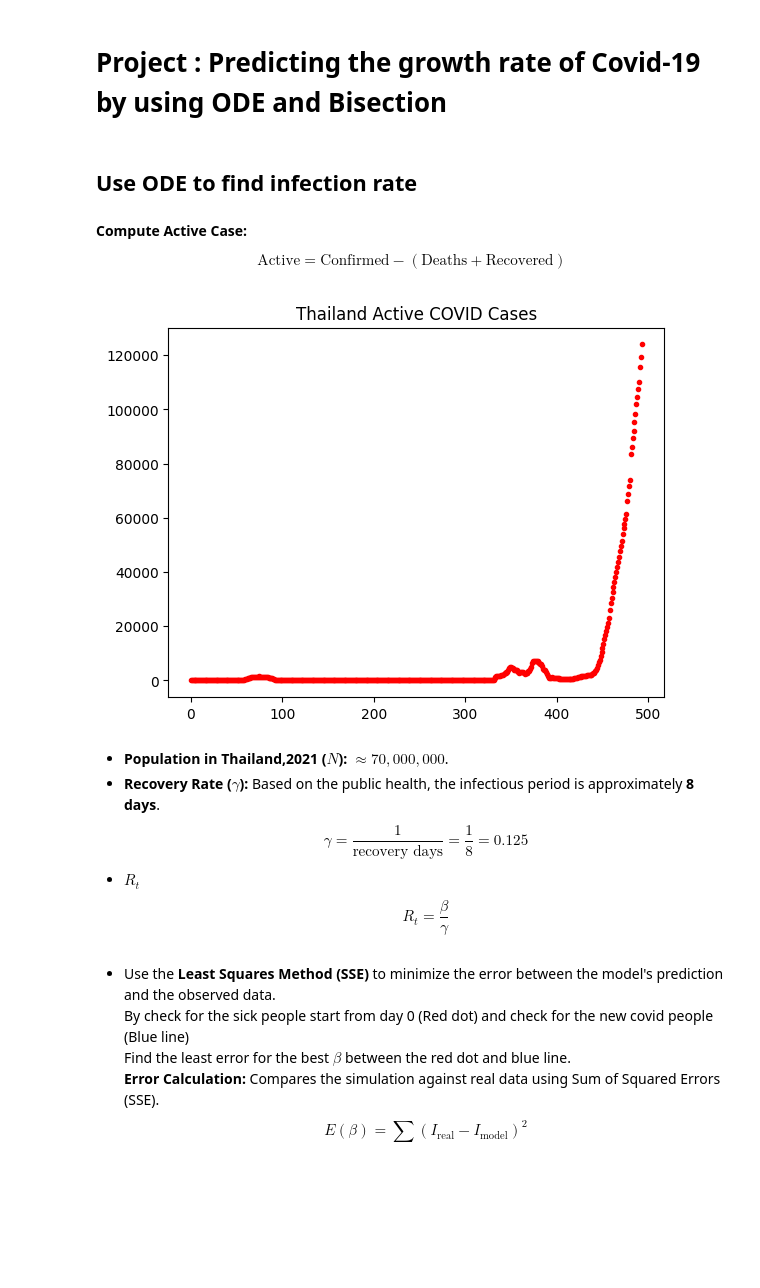
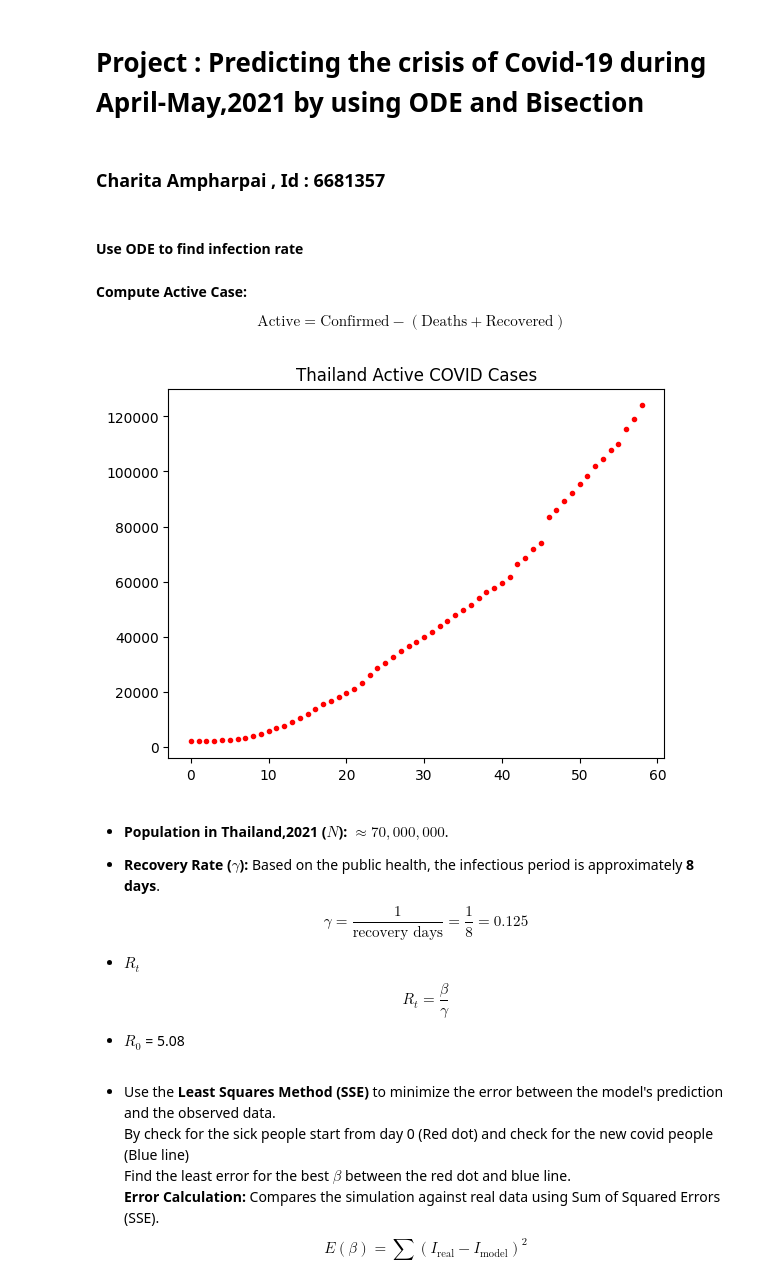
Before and after one commit to CREAM91/Numerical-Project, a Jupyter notebook: Project.ipynb, the cells around one changed output. Saved outputs shown, nothing was run; the diff lists cells and outputs as text; code cells hidden in the pictures; blank space fills up the shorter version.

```diff
--- a/Project.ipynb
+++ b/Project.ipynb
@@ -1,7 +1,9 @@
 # %% [markdown]
-# **Project : Predicting the growth rate of Covid-19 by using ODE and Bisection**
+# **Project : Predicting the crisis of Covid-19 during April-May,2021 by using ODE and Bisection**
+# %% [markdown]
+### Charita Ampharpai  , Id : 6681357
 # %% [markdown]
-## **Use ODE to find infection rate**
+#### **Use ODE to find infection rate**
 # %% [markdown]
 **Compute Active Case:**
 
@@ -10,22 +12,30 @@ $$ \text{Active} = \text{Confirmed} - (\text{Deaths} + \text{Recovered}) $$
 # %%
 import pandas as pd
 import matplotlib.pyplot as plt
 import numpy as np
 df = pd.read_csv('/Users/creamy/Desktop/archive (1)/covid_19_data.csv')
 
-thailand = df[df['Country/Region'] == 'Thailand'].copy() # Find Thailand data
+thailand = df[df['Country/Region'] == 'Thailand'].copy()
 
-thailand['Active'] = thailand['Confirmed'] - thailand['Deaths'] - thailand['Recovered'] # Compute the active cases
+thailand['ObservationDate'] = pd.to_datetime(thailand['ObservationDate'])
+start_date = pd.to_datetime('2021-04-1')
+end_date = pd.to_datetime('2021-05-29')
+mask = (thailand['ObservationDate'] >= start_date) & (thailand['ObservationDate'] <= end_date)
+thailand = thailand.loc[mask]
+
+thailand['Active'] = thailand['Confirmed'] - thailand['Deaths'] - thailand['Recovered']
 
 
 plt.plot(thailand['Active'].values, 'r.')
 plt.title("Thailand Active COVID Cases")
 plt.show()
 # %% [output]
-[figure, old version]
+[figure, new version]
 # %% [markdown]
 * **Population in Thailand,2021 ($N$):** $\approx 70,000,000$.
 * **Recovery Rate ($\gamma$):** Based on the public health, the infectious period is approximately **8 days**.
     $$\gamma = \frac{1}{\text{recovery days}} = \frac{1}{8} = 0.125$$
 *  $R_t$
 $$R_t = \frac{\beta}{\gamma}$$
+
+* $R_0$ = 5.08
```
Also changed, not shown: parts of 5 cells of this notebook.
